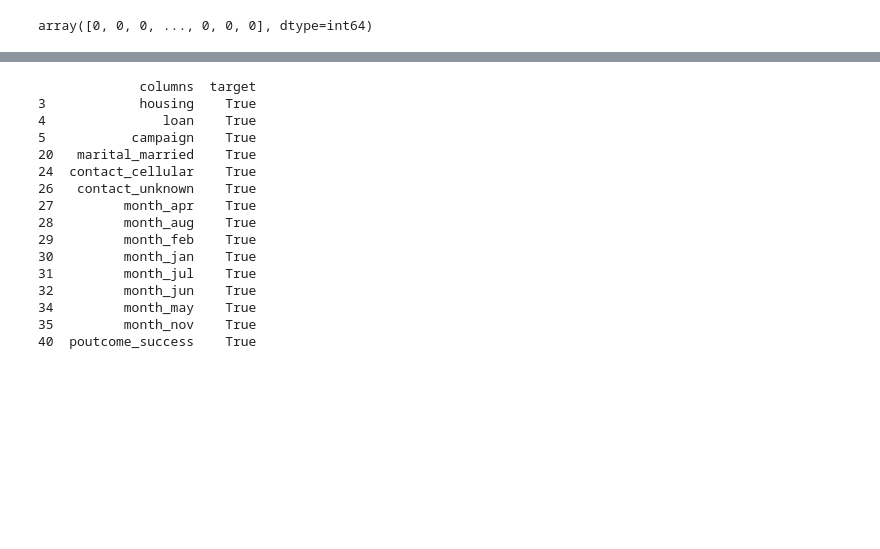
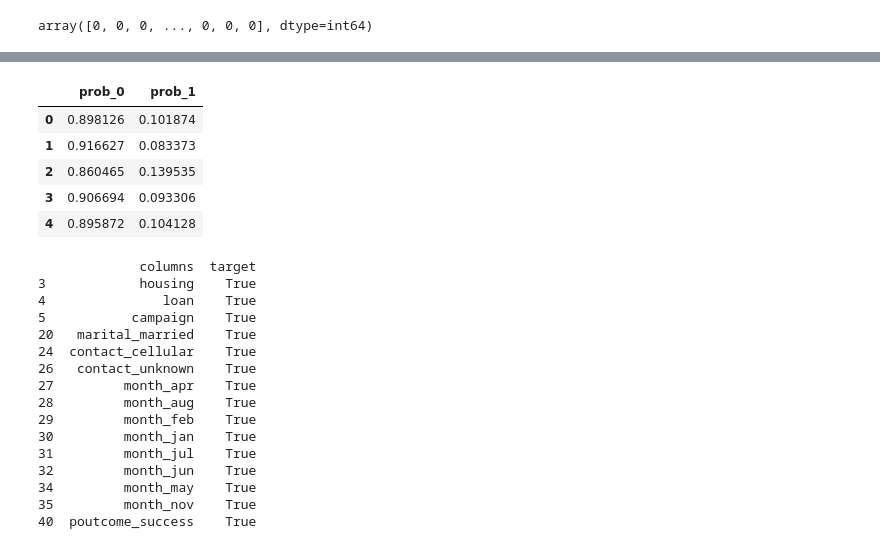
Before and after one commit to kengo0628/signate, a Jupyter notebook: 1_bank_targeting.ipynb, the cells around one changed output, grey strips where cells are left out. Cells and saved outputs as stored; diff of their text form; code cells hidden in the pictures; blank space fills up the shorter version.

```diff
--- a/1_bank_targeting.ipynb
+++ b/1_bank_targeting.ipynb
@@ -251,10 +235,17 @@ data.to_csv('data/1/submit_svm_1.csv', index=None, header=None, encoding='sjis')
 # %%
 #Random Forest
 forest = RandomForestClassifier(min_samples_leaf=3, random_state=0)
 forest.fit(X_train, y_train)
 probs = clf.predict_proba(X_test)
 probs = pd.DataFrame(probs, columns=['prob_0', 'prob_1'])
-probs
+probs.head()
+# %% [output]
+|  | prob_0 | prob_1 |
+| 0 | 0.898126 | 0.101874 |
+| 1 | 0.916627 | 0.083373 |
+| 2 | 0.860465 | 0.139535 |
+| 3 | 0.906694 | 0.093306 |
+| 4 | 0.895872 | 0.104128 |
 # %%
 #output file for submition
 data = pd.concat([test, probs], axis=1)
```
Also changed, not shown: parts of 4 cells of this notebook, 3 other files.
